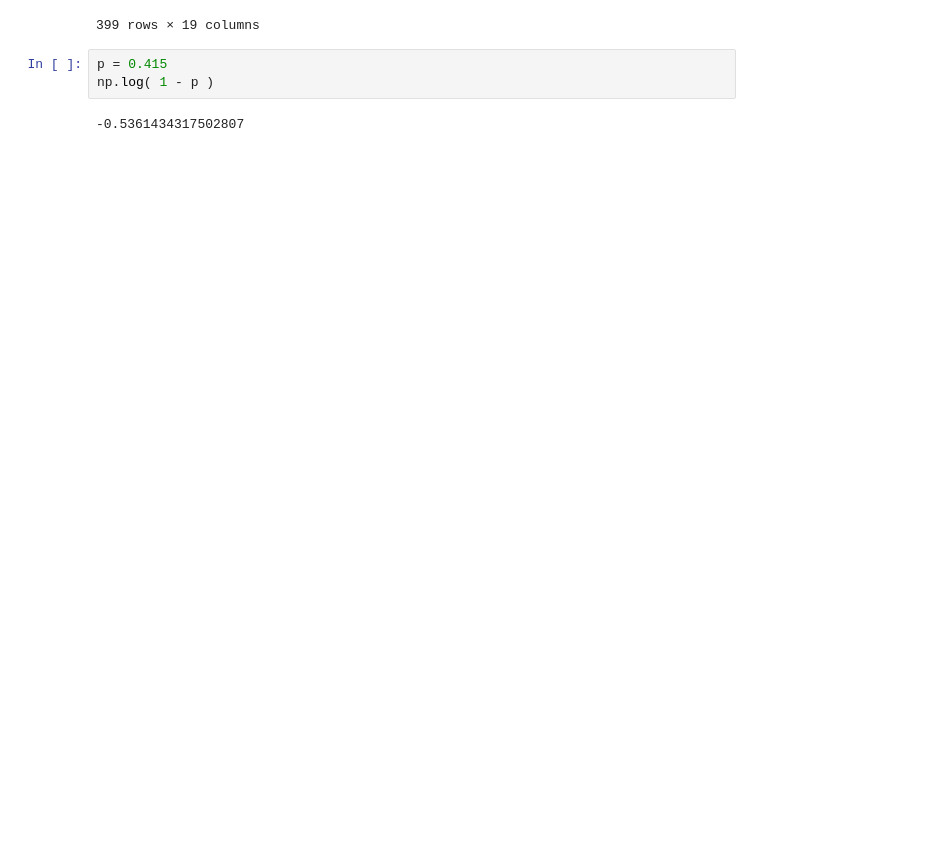
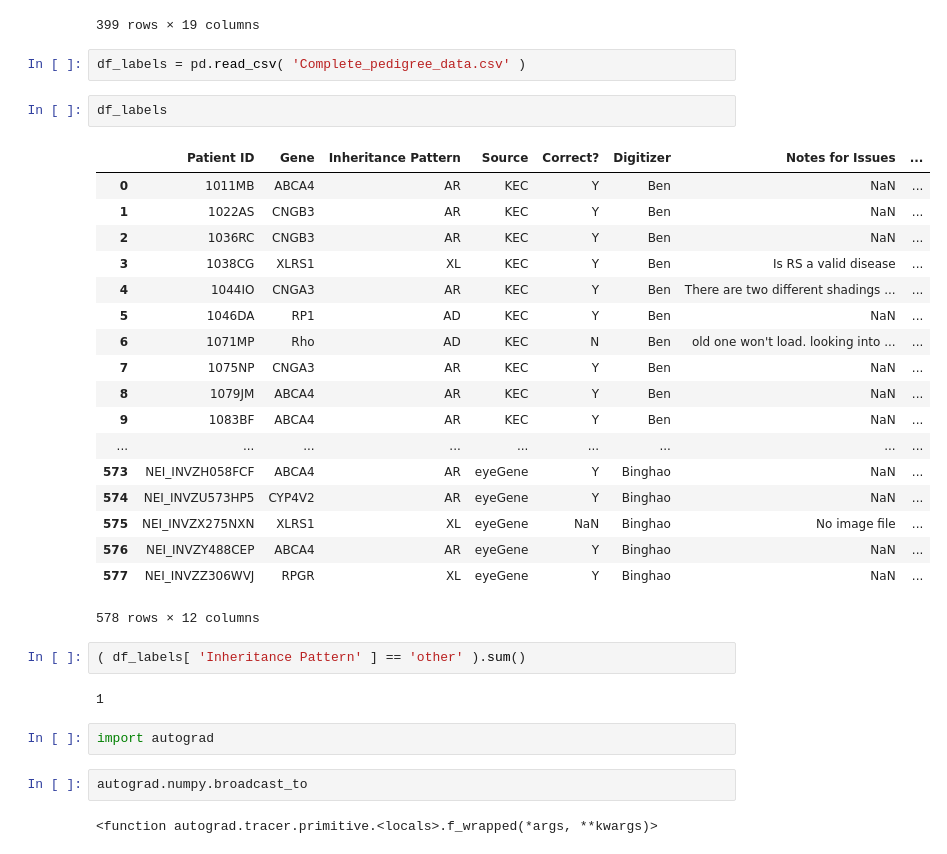
Before and after one commit to EddieCunningham/GraphLSSM, a Jupyter notebook: research/Summary.ipynb, the cells around one changed output. Drawn from its saved outputs; the diff is of its cells as text; blank space fills up the shorter version.

```diff
--- a/research/Summary.ipynb
+++ b/research/Summary.ipynb
@@ -673,8 +673,36 @@ df
 | NEI_INVWK955WP6 | 5 | True | False | True | 1 | 1 | 1 | 1 | 1 | Unknown | ... |
 | NEI_INVWL948EJX | 1 | False | False | False | 1 | 1 | 1 | 1 | 2 | Unknown | ... |
 399 rows × 19 columns
-# %%
-p = 0.415
-np.log( 1 - p )
-# %% [output]
--0.5361434317502807
+# %%
+df_labels = pd.read_csv( 'Complete_pedigree_data.csv' )
+# %%
+df_labels
+# %% [output]
+|  | Patient ID | Gene | Inheritance Pattern | Source | Correct? | Digitizer | Notes for Issues | ... |
+| 0 | 1011MB | ABCA4 | AR | KEC | Y | Ben | NaN | ... |
+| 1 | 1022AS | CNGB3 | AR | KEC | Y | Ben | NaN | ... |
+| 2 | 1036RC | CNGB3 | AR | KEC | Y | Ben | NaN | ... |
+| 3 | 1038CG | XLRS1 | XL | KEC | Y | Ben | Is RS a valid disease | ... |
+| 4 | 1044IO | CNGA3 | AR | KEC | Y | Ben | There are two different shadings ... | ... |
+| 5 | 1046DA | RP1 | AD | KEC | Y | Ben | NaN | ... |
+| 6 | 1071MP | Rho | AD | KEC | N | Ben | old one won't load. looking into ... | ... |
+| 7 | 1075NP | CNGA3 | AR | KEC | Y | Ben | NaN | ... |
+| 8 | 1079JM | ABCA4 | AR | KEC | Y | Ben | NaN | ... |
+| 9 | 1083BF | ABCA4 | AR | KEC | Y | Ben | NaN | ... |
+| ... | ... | ... | ... | ... | ... | ... | ... | ... |
+| 573 | NEI_INVZH058FCF | ABCA4 | AR | eyeGene | Y | Binghao | NaN | ... |
+| 574 | NEI_INVZU573HP5 | CYP4V2 | AR | eyeGene | Y | Binghao | NaN | ... |
+| 575 | NEI_INVZX275NXN | XLRS1 | XL | eyeGene | NaN | Binghao | No image file | ... |
+| 576 | NEI_INVZY488CEP | ABCA4 | AR | eyeGene | Y | Binghao | NaN | ... |
+| 577 | NEI_INVZZ306WVJ | RPGR | XL | eyeGene | Y | Binghao | NaN | ... |
+578 rows × 12 columns
+# %%
+( df_labels[ 'Inheritance Pattern' ] == 'other' ).sum()
+# %% [output]
+1
+# %%
+import autograd
+# %%
+autograd.numpy.broadcast_to
+# %% [output]
+<function autograd.tracer.primitive.<locals>.f_wrapped(*args, **kwargs)>
```
Also changed, not shown: 11 other files.
